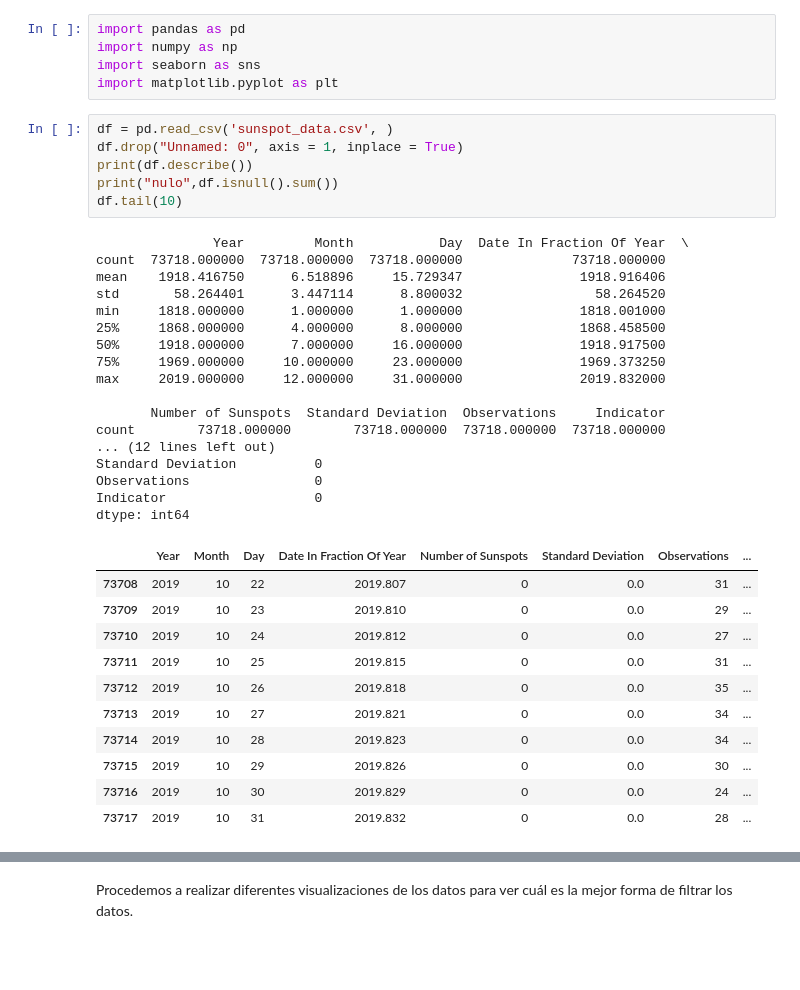
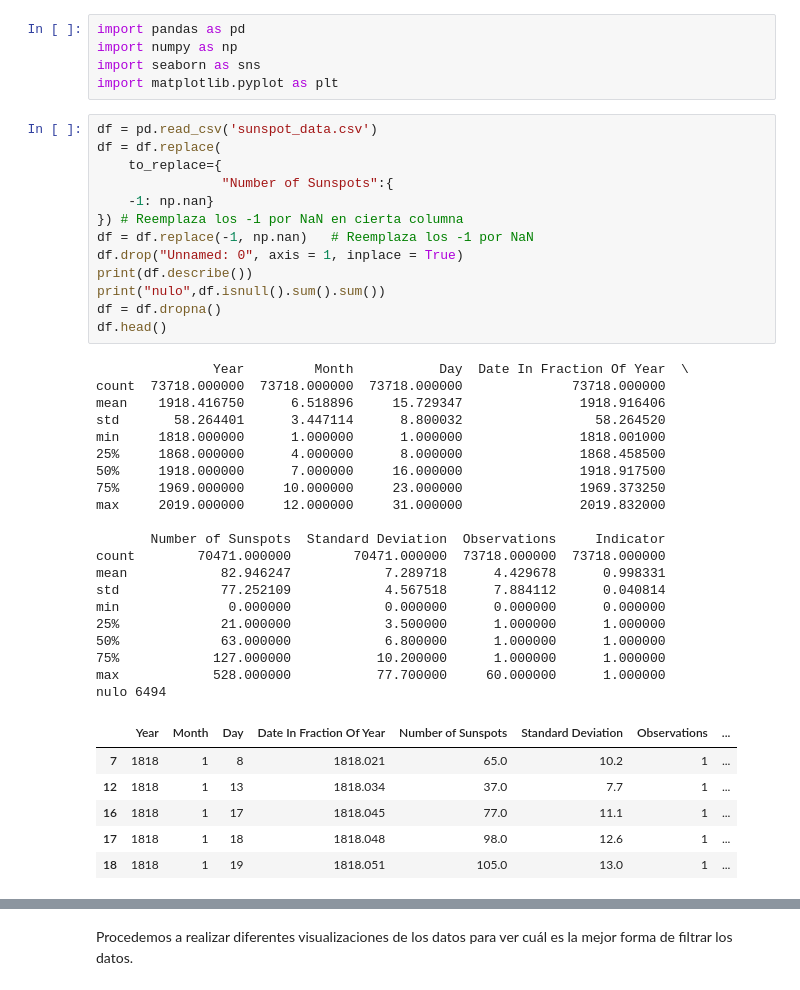
Before and after one commit to Carjes23/RepositorioAnalisis, a Jupyter notebook: Week3/ManchasSolares.ipynb, the cells around one changed output, grey strips where cells are left out. Cells and saved outputs as stored; diff of their text form; blank space fills up the shorter version.

```diff
--- a/Week3/ManchasSolares.ipynb
+++ b/Week3/ManchasSolares.ipynb
@@ -6,37 +6,42 @@ import numpy as np
 import seaborn as sns
 import matplotlib.pyplot as plt
 # %%
-df = pd.read_csv('sunspot_data.csv', )
+df = pd.read_csv('sunspot_data.csv')
+df = df.replace(
+    to_replace={
+                "Number of Sunspots":{
+    -1: np.nan}
+}) # Reemplaza los -1 por NaN en cierta columna
+df = df.replace(-1, np.nan)   # Reemplaza los -1 por NaN
 df.drop("Unnamed: 0", axis = 1, inplace = True)
 print(df.describe())
-print("nulo",df.isnull().sum())
-df.tail(10)
+print("nulo",df.isnull().sum().sum())
+df = df.dropna()
+df.head()
 # %% [output]
                Year         Month           Day  Date In Fraction Of Year  \
 count  73718.000000  73718.000000  73718.000000              73718.000000
 mean    1918.416750      6.518896     15.729347               1918.916406
 std       58.264401      3.447114      8.800032                 58.264520
 min     1818.000000      1.000000      1.000000               1818.001000
 25%     1868.000000      4.000000      8.000000               1868.458500
 50%     1918.000000      7.000000     16.000000               1918.917500
 75%     1969.000000     10.000000     23.000000               1969.373250
 max     2019.000000     12.000000     31.000000               2019.832000
 
        Number of Sunspots  Standard Deviation  Observations     Indicator
-count        73718.000000        73718.000000  73718.000000  73718.000000
-... (12 lines left out)
-Standard Deviation          0
-Observations                0
-Indicator                   0
-dtype: int64
+count        70471.000000        70471.000000  73718.000000  73718.000000
+mean            82.946247            7.289718      4.429678      0.998331
+std             77.252109            4.567518      7.884112      0.040814
+min              0.000000            0.000000      0.000000      0.000000
+25%             21.000000            3.500000      1.000000      1.000000
+50%             63.000000            6.800000      1.000000      1.000000
+75%            127.000000           10.200000      1.000000      1.000000
+max            528.000000           77.700000     60.000000      1.000000
+nulo 6494
 |  | Year | Month | Day | Date In Fraction Of Year | Number of Sunspots | Standard Deviation | Observations | ... |
-| 73708 | 2019 | 10 | 22 | 2019.807 | 0 | 0.0 | 31 | ... |
-| 73709 | 2019 | 10 | 23 | 2019.810 | 0 | 0.0 | 29 | ... |
-| 73710 | 2019 | 10 | 24 | 2019.812 | 0 | 0.0 | 27 | ... |
-| 73711 | 2019 | 10 | 25 | 2019.815 | 0 | 0.0 | 31 | ... |
-| 73712 | 2019 | 10 | 26 | 2019.818 | 0 | 0.0 | 35 | ... |
-| 73713 | 2019 | 10 | 27 | 2019.821 | 0 | 0.0 | 34 | ... |
-| 73714 | 2019 | 10 | 28 | 2019.823 | 0 | 0.0 | 34 | ... |
-| 73715 | 2019 | 10 | 29 | 2019.826 | 0 | 0.0 | 30 | ... |
-| 73716 | 2019 | 10 | 30 | 2019.829 | 0 | 0.0 | 24 | ... |
-| 73717 | 2019 | 10 | 31 | 2019.832 | 0 | 0.0 | 28 | ... |
+| 7 | 1818 | 1 | 8 | 1818.021 | 65.0 | 10.2 | 1 | ... |
+| 12 | 1818 | 1 | 13 | 1818.034 | 37.0 | 7.7 | 1 | ... |
+| 16 | 1818 | 1 | 17 | 1818.045 | 77.0 | 11.1 | 1 | ... |
+| 17 | 1818 | 1 | 18 | 1818.048 | 98.0 | 12.6 | 1 | ... |
+| 18 | 1818 | 1 | 19 | 1818.051 | 105.0 | 13.0 | 1 | ... |
```
Also changed, not shown: parts of 7 cells of this notebook.
